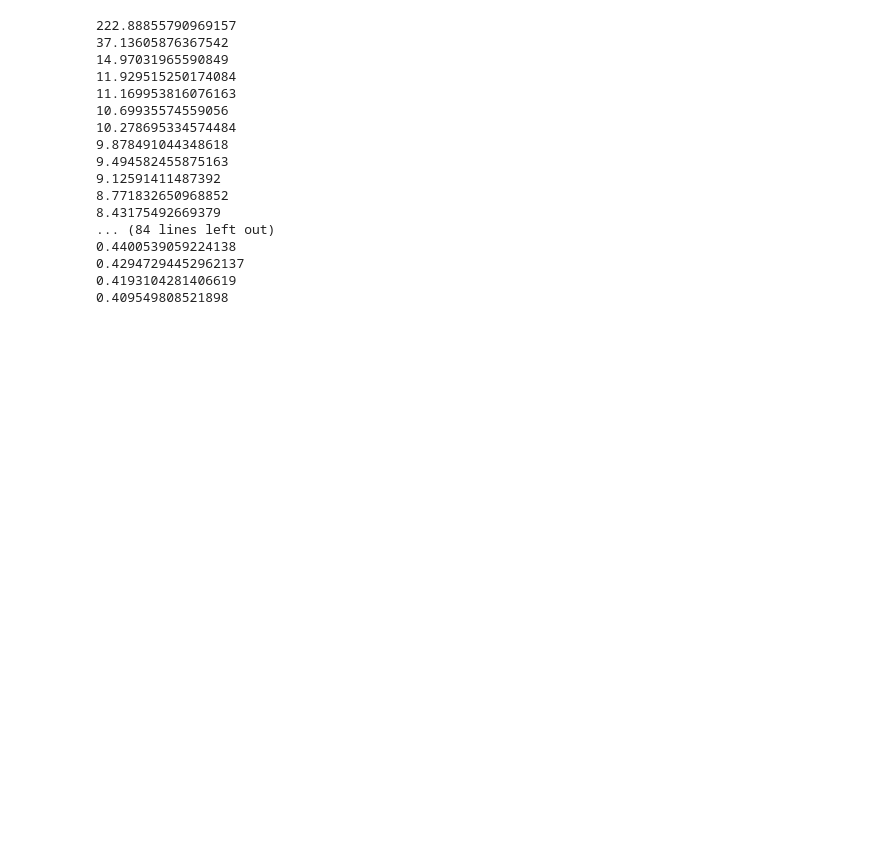
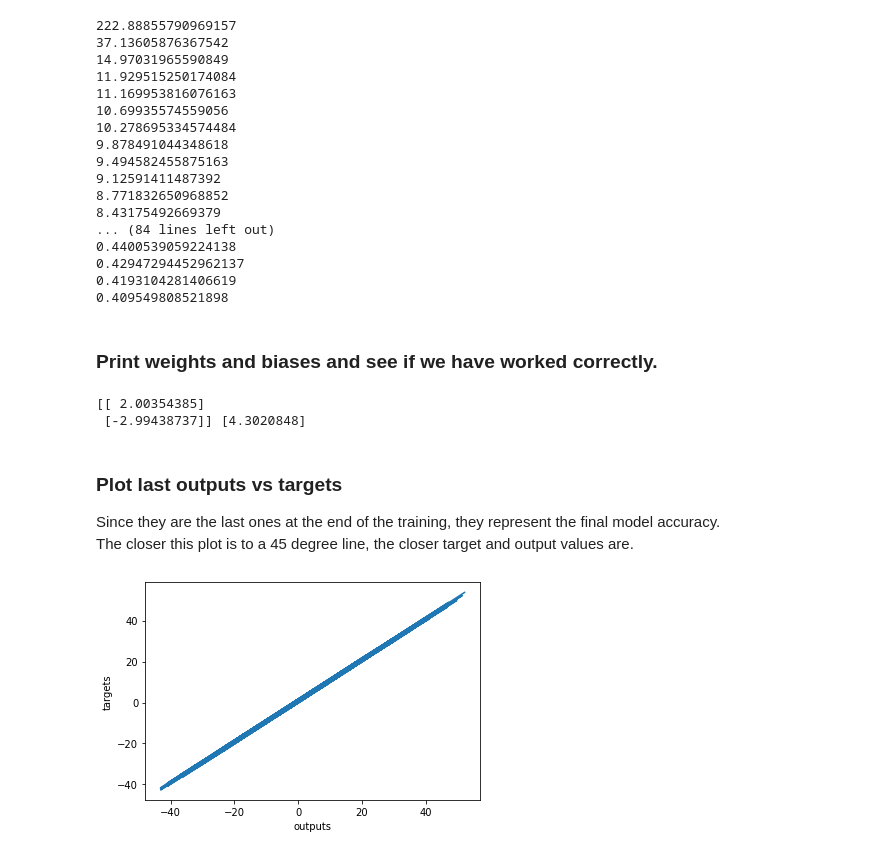
Before and after one commit to hemanjalireddy/neural_networks-with-numpy, a Jupyter notebook: Minimal_example.ipynb, the cells around one changed output. Drawn from its saved outputs; the diff is of its cells as text; code cells hidden in the pictures; blank space fills up the shorter version.

Commit message:
Plot last outputs vs targets

```diff
--- a/Minimal_example.ipynb
+++ b/Minimal_example.ipynb
@@ -97,3 +95,22 @@ for i in range(100):
 0.42947294452962137
 0.4193104281406619
 0.409549808521898
+# %% [markdown]
+### Print weights and biases and see if we have worked correctly.
+# %%
+print (weights, biases)
+# %% [output]
+[[ 2.00354385]
+ [-2.99438737]] [4.3020848]
+# %% [markdown]
+### Plot last outputs vs targets
+
+Since they are the last ones at the end of the training, they represent the final model accuracy. <br/>
+The closer this plot is to a 45 degree line, the closer target and output values are.
+# %%
+plt.plot(outputs,targets)
+plt.xlabel('outputs')
+plt.ylabel('targets')
+plt.show()
+# %% [output]
+[figure, added]
```
Also changed, not shown: parts of 1 cell of this notebook.
